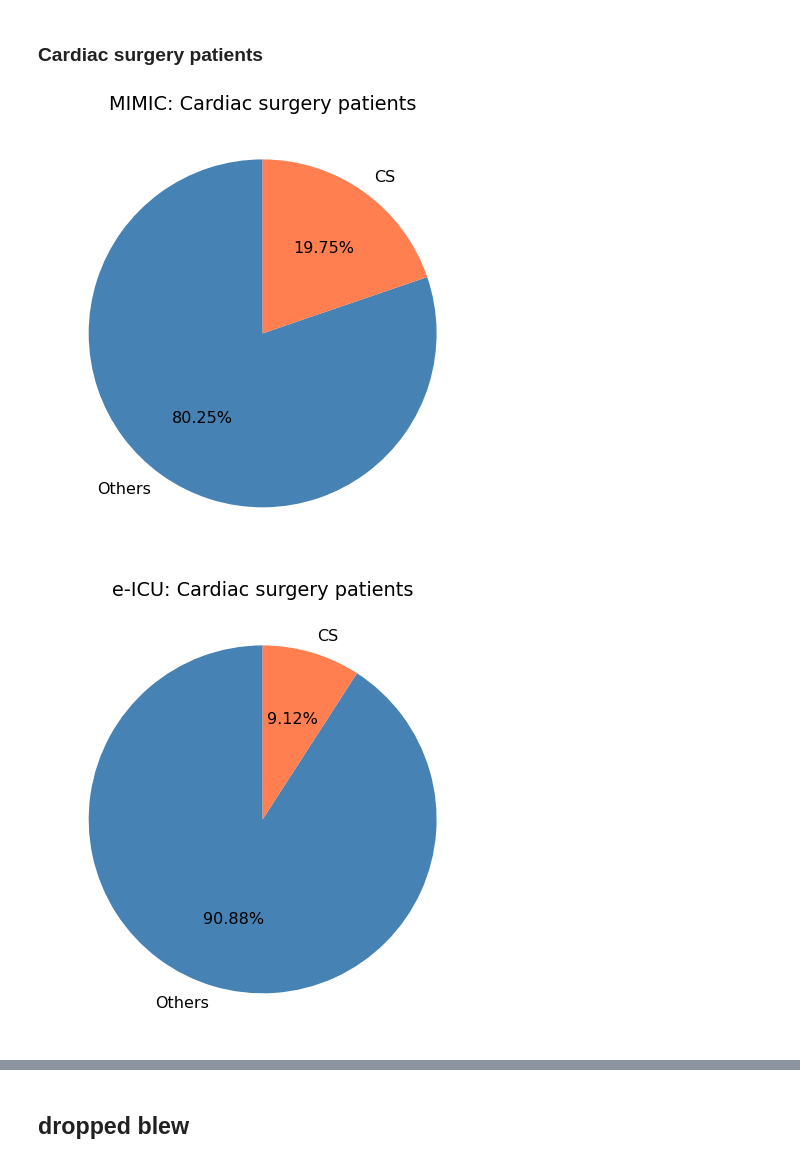
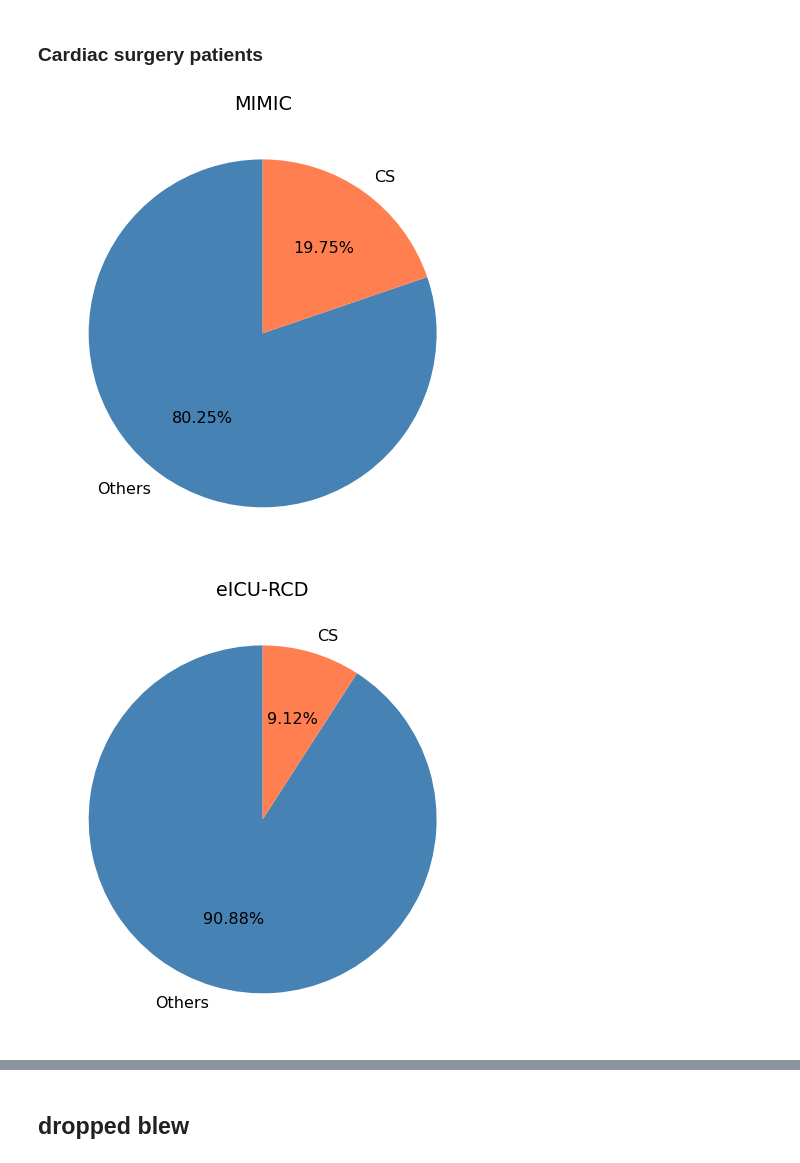
Before and after one commit to xhr0506/ICU-labtest, a Jupyter notebook: notebooks/07-lab_results_selected_detailed.ipynb, the cells around one changed output, grey strips where cells are left out. Saved outputs shown, nothing was run; the diff lists cells and outputs as text; code cells hidden in the pictures.

```diff
--- a/notebooks/07-lab_results_selected_detailed.ipynb
+++ b/notebooks/07-lab_results_selected_detailed.ipynb
@@ -434,7 +446,7 @@ plt.pie(data_mimic['cardiac_surgery_flag'].value_counts(),
        colors=['steelblue','coral'],
        autopct = '%3.2f%%',
        startangle =90)
-plt.title('MIMIC: Cardiac surgery patients')
+plt.title('MIMIC')
 plt.savefig('../figures/database description/mimic Cardiac surgery.png', dpi=300)
 
 plt.figure(figsize=(8,8))
@@ -443,38 +455,38 @@ plt.pie(data_eicu['cardiac_surgery_flag'].value_counts(),
        colors=['steelblue','coral'],
        autopct = '%3.2f%%',
        startangle =90)
-plt.title('e-ICU: Cardiac surgery patients')
+plt.title('eICU-RCD')
 plt.savefig('../figures/database description/eicu Cardiac surgery.png', dpi=300)
 
 plt.figure(figsize=(8,8))
 plt.pie(data_plagh['cardiac_surgery_flag'].value_counts(),
        labels=['Others','CS'],
        colors=['steelblue','coral'],
        autopct = '%3.2f%%',
        startangle =90)
 plt.ylabel('')
-plt.title('PLAGH: Cardiac surgery patients')
+plt.title('PLAGH-ICU db')
 plt.savefig('../figures/database description/plagh Cardiac surgery.png', dpi=300)
 
 plt.figure(figsize=(8,8))
 plt.pie(data_aumc['cardiac_surgery_flag'].value_counts(),
        labels=['Others','CS'],
        colors=['steelblue','coral'],
        autopct = '%3.2f%%',
        startangle =90)
 plt.ylabel('')
-plt.title('AUMC: Cardiac surgery patients')
+plt.title('AUMC db')
 plt.savefig('../figures/database description/aumc Cardiac surgery.png', dpi=300)
 
 plt.figure(figsize=(8,8))
 plt.pie(data_HJ23['cardiac_surgery_flag'].value_counts(),
        labels=['Others'],
        colors=['steelblue'],
        autopct = '%3.2f%%',
        startangle =0)
 plt.ylabel('')
-plt.title('HJ23: Cardiac surgery patients')
+plt.title('UCIHJ23 db')
 plt.savefig('../figures/database description/hj23 Cardiac surgery.png', dpi=300)
 # %% [output]
-[figure, old version]
+[figure, new version]
-[figure, old version]
+[figure, new version]
```
Also changed, not shown: parts of 10 cells of this notebook, 52 other files.
